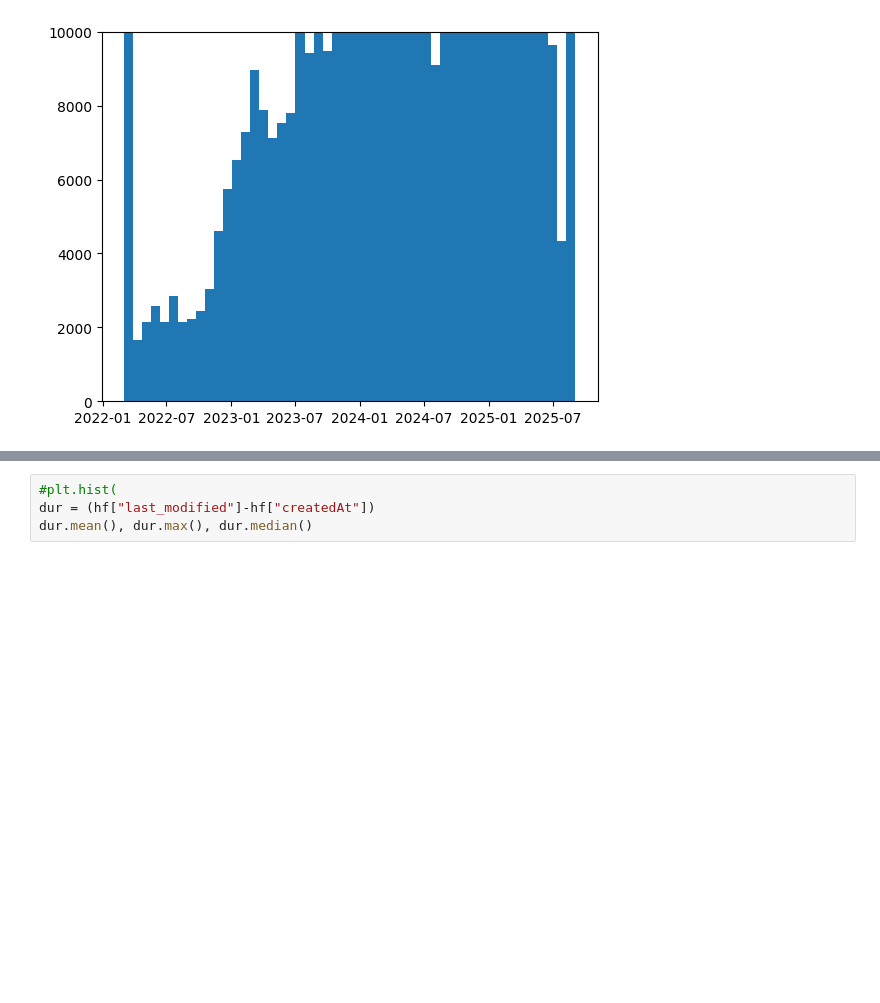
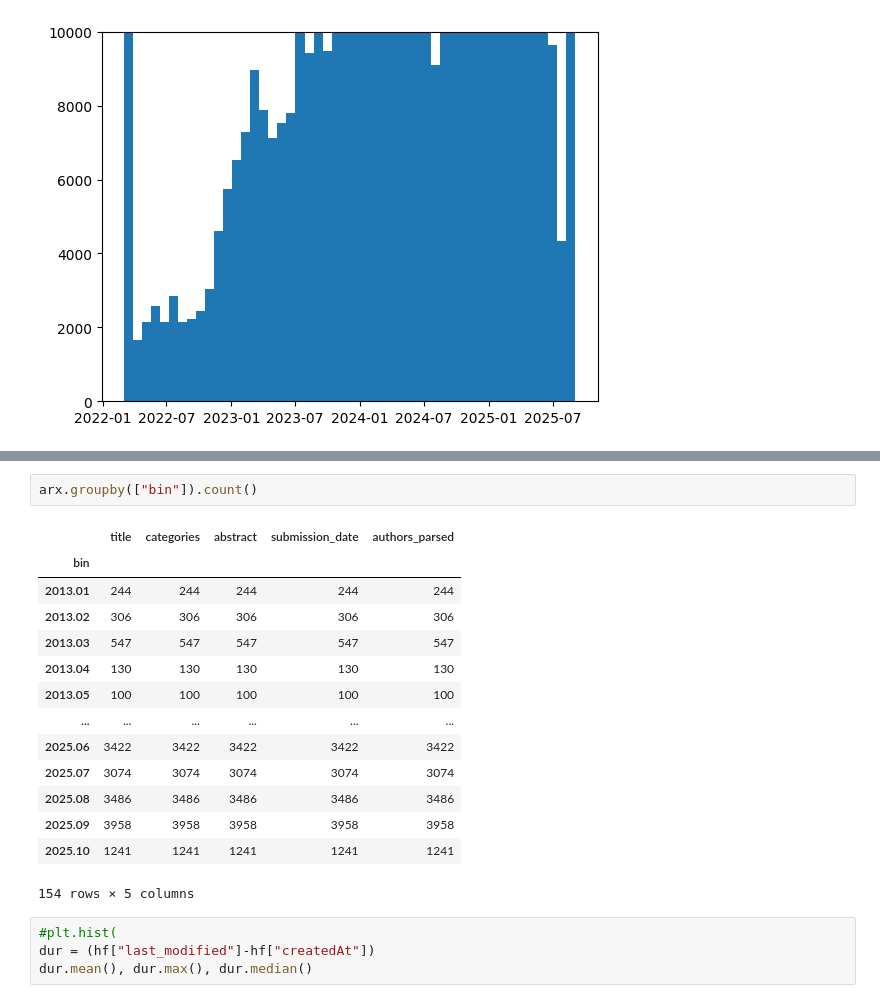
Before and after one commit to EU-UPCAST/profile, a Jupyter notebook: llmdap/profiler/hf_arxiv_dataset_investigations.ipynb, the cells around one changed output, grey strips where cells are left out. Drawn from its saved outputs; the diff is of its cells as text; blank space fills up the shorter version.

```diff
--- a/llmdap/profiler/hf_arxiv_dataset_investigations.ipynb
+++ b/llmdap/profiler/hf_arxiv_dataset_investigations.ipynb
@@ -202,3 +214,20 @@ plt.show()
+# %%
+arx.groupby(["bin"]).count()
+# %% [output]
+|  | title | categories | abstract | submission_date | authors_parsed |
+| bin |  |  |  |  |  |
+| 2013.01 | 244 | 244 | 244 | 244 | 244 |
+| 2013.02 | 306 | 306 | 306 | 306 | 306 |
+| 2013.03 | 547 | 547 | 547 | 547 | 547 |
+| 2013.04 | 130 | 130 | 130 | 130 | 130 |
+| 2013.05 | 100 | 100 | 100 | 100 | 100 |
+| ... | ... | ... | ... | ... | ... |
+| 2025.06 | 3422 | 3422 | 3422 | 3422 | 3422 |
+| 2025.07 | 3074 | 3074 | 3074 | 3074 | 3074 |
+| 2025.08 | 3486 | 3486 | 3486 | 3486 | 3486 |
+| 2025.09 | 3958 | 3958 | 3958 | 3958 | 3958 |
+| 2025.10 | 1241 | 1241 | 1241 | 1241 | 1241 |
+154 rows × 5 columns
 # %%
 #plt.hist(
 dur = (hf["last_modified"]-hf["createdAt"])
```
Also changed, not shown: parts of 6 cells of this notebook, 5 other files.
